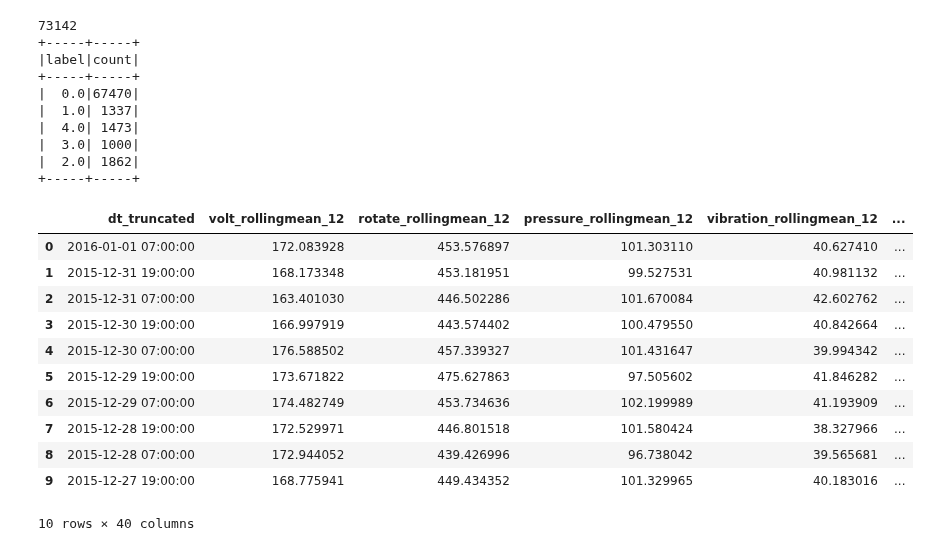
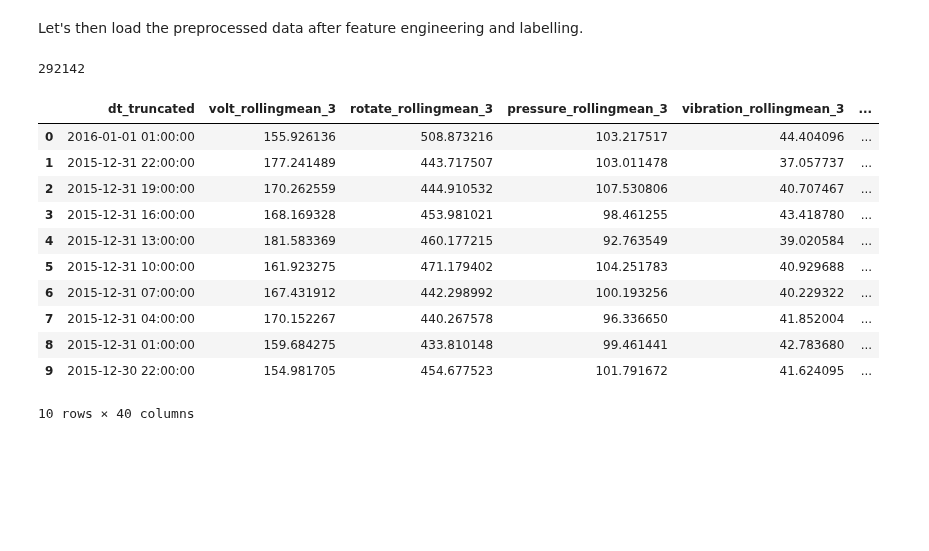
Before and after one commit to VisusAdAstra/Soen471, a Jupyter notebook: code/Isolation_Forest.ipynb, the cells around one changed output. Saved outputs shown, nothing was run; the diff lists cells and outputs as text; code cells hidden in the pictures; blank space fills up the shorter version.

```diff
--- a/code/Isolation_Forest.ipynb
+++ b/code/Isolation_Forest.ipynb
@@ -80,33 +67,27 @@ only showing top 20 rows
+# %% [markdown]
+Let's then load the preprocessed data after feature engineering and labelling.
 # %%
-feat_data = spark.read.parquet('../data/labeled_features.parquet')
+feat_data = spark.read.parquet('../data/labeled_features3.parquet')
 feat_data = feat_data.withColumn("age", feat_data.age.cast(DoubleType()))
 feat_data = feat_data.withColumnRenamed("label_e", "label")
+feat_data = feat_data.withColumn("model", substring("model", 6,1).cast(IntegerType()))
 
 print(feat_data.count())
 
 # highly imbalanced data
-feat_data.groupby('label').count().show()
+label_count_pd = feat_data.groupby('label').count().toPandas()
 feat_data.limit(10).toPandas().head(10)
 # %% [output]
-73142
-+-----+-----+
-|label|count|
-+-----+-----+
-|  0.0|67470|
-|  1.0| 1337|
-|  4.0| 1473|
-|  3.0| 1000|
-|  2.0| 1862|
-+-----+-----+
+292142
-|  | dt_truncated | volt_rollingmean_12 | rotate_rollingmean_12 | pressure_rollingmean_12 | vibration_rollingmean_12 | ... |
-| 0 | 2016-01-01 07:00:00 | 172.083928 | 453.576897 | 101.303110 | 40.627410 | ... |
-| 1 | 2015-12-31 19:00:00 | 168.173348 | 453.181951 | 99.527531 | 40.981132 | ... |
-| 2 | 2015-12-31 07:00:00 | 163.401030 | 446.502286 | 101.670084 | 42.602762 | ... |
-| 3 | 2015-12-30 19:00:00 | 166.997919 | 443.574402 | 100.479550 | 40.842664 | ... |
-| 4 | 2015-12-30 07:00:00 | 176.588502 | 457.339327 | 101.431647 | 39.994342 | ... |
-| 5 | 2015-12-29 19:00:00 | 173.671822 | 475.627863 | 97.505602 | 41.846282 | ... |
-| 6 | 2015-12-29 07:00:00 | 174.482749 | 453.734636 | 102.199989 | 41.193909 | ... |
-| 7 | 2015-12-28 19:00:00 | 172.529971 | 446.801518 | 101.580424 | 38.327966 | ... |
-| 8 | 2015-12-28 07:00:00 | 172.944052 | 439.426996 | 96.738042 | 39.565681 | ... |
-| 9 | 2015-12-27 19:00:00 | 168.775941 | 449.434352 | 101.329965 | 40.183016 | ... |
+|  | dt_truncated | volt_rollingmean_3 | rotate_rollingmean_3 | pressure_rollingmean_3 | vibration_rollingmean_3 | ... |
+| 0 | 2016-01-01 01:00:00 | 155.926136 | 508.873216 | 103.217517 | 44.404096 | ... |
+| 1 | 2015-12-31 22:00:00 | 177.241489 | 443.717507 | 103.011478 | 37.057737 | ... |
+| 2 | 2015-12-31 19:00:00 | 170.262559 | 444.910532 | 107.530806 | 40.707467 | ... |
+| 3 | 2015-12-31 16:00:00 | 168.169328 | 453.981021 | 98.461255 | 43.418780 | ... |
+| 4 | 2015-12-31 13:00:00 | 181.583369 | 460.177215 | 92.763549 | 39.020584 | ... |
+| 5 | 2015-12-31 10:00:00 | 161.923275 | 471.179402 | 104.251783 | 40.929688 | ... |
+| 6 | 2015-12-31 07:00:00 | 167.431912 | 442.298992 | 100.193256 | 40.229322 | ... |
+| 7 | 2015-12-31 04:00:00 | 170.152267 | 440.267578 | 96.336650 | 41.852004 | ... |
+| 8 | 2015-12-31 01:00:00 | 159.684275 | 433.810148 | 99.461441 | 42.783680 | ... |
+| 9 | 2015-12-30 22:00:00 | 154.981705 | 454.677523 | 101.791672 | 41.624095 | ... |
 10 rows × 40 columns
```
Also changed, not shown: parts of 25 cells of this notebook.
